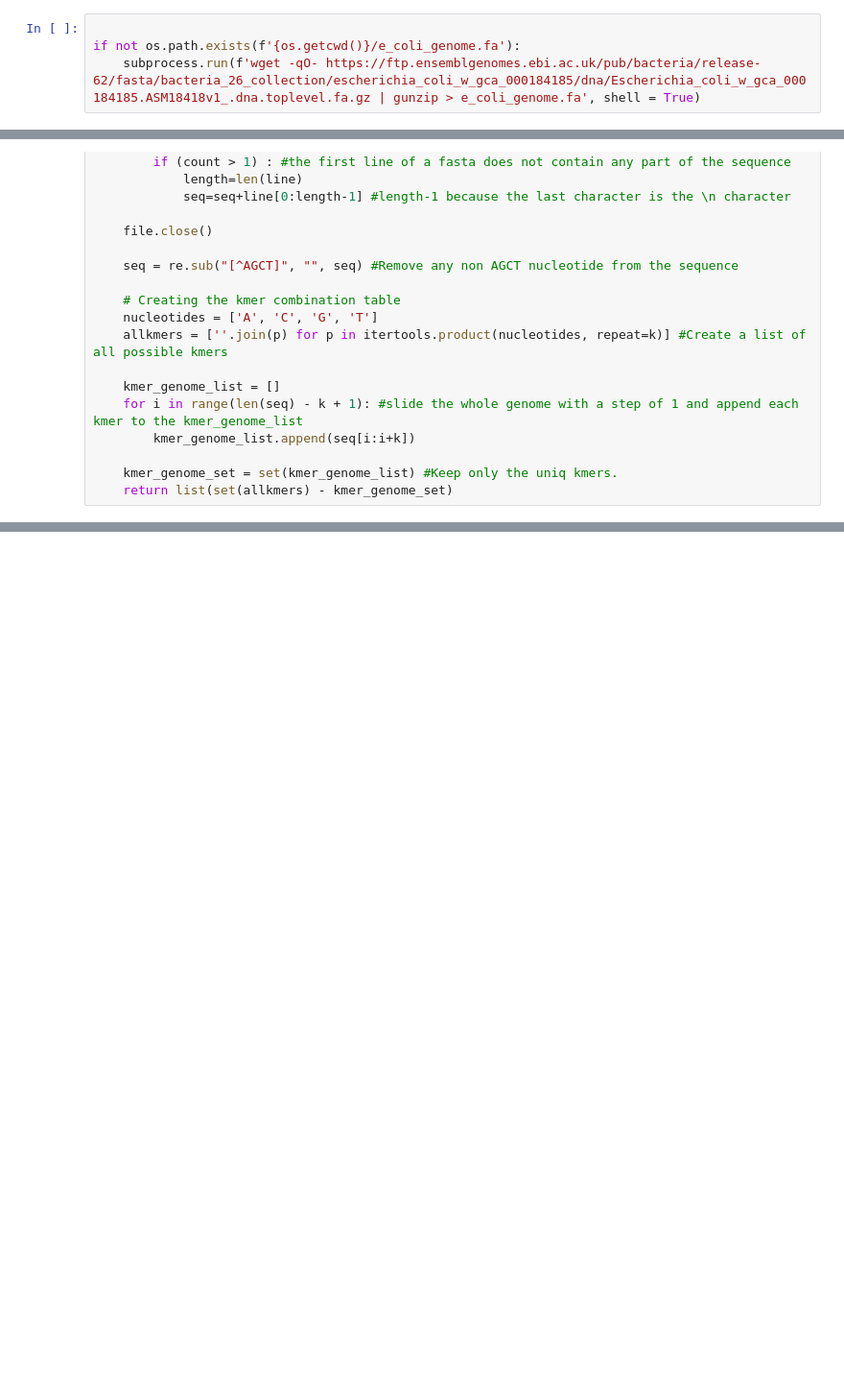
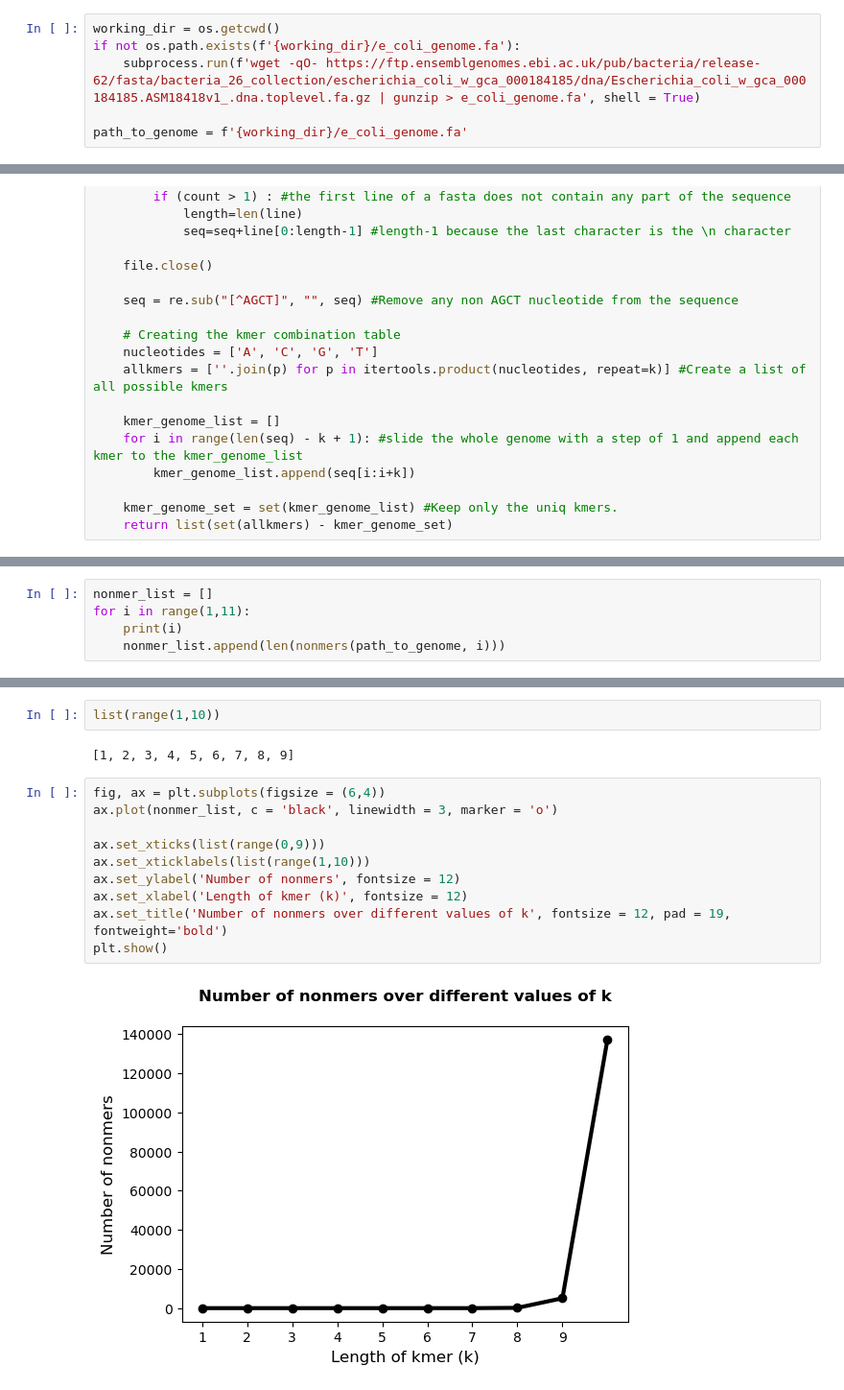
Before and after one commit to KonstantinosTsomakian/MSc_Course_Projects, a Jupyter notebook: Assignment_1_exercise_2.ipynb, the cells around one changed output, grey strips where cells are left out. Shown at 96% size. Drawn from its saved outputs; the diff is of its cells as text; blank space fills up the shorter version.

Commit message:
Added a figures dir and wrote a new ms file

```diff
--- a/Assignment_1_exercise_2.ipynb
+++ b/Assignment_1_exercise_2.ipynb
@@ -8,7 +9,9 @@ import subprocess
 # %%
+working_dir = os.getcwd()
+if not os.path.exists(f'{working_dir}/e_coli_genome.fa'):
+	subprocess.run(f'wget -qO- https://ftp.ensemblgenomes.ebi.ac.uk/pub/bacteria/release-62/fasta/bacteria_26_collection/escherichia_coli_w_gca_000184185/dna/Escherichia_coli_w_gca_000184185.ASM18418v1_.dna.toplevel.fa.gz | gunzip > e_coli_genome.fa', shell = True)
 
-if not os.path.exists(f'{os.getcwd()}/e_coli_genome.fa'):
-	subprocess.run(f'wget -qO- https://ftp.ensemblgenomes.ebi.ac.uk/pub/bacteria/release-62/fasta/bacteria_26_collection/escherichia_coli_w_gca_000184185/dna/Escherichia_coli_w_gca_000184185.ASM18418v1_.dna.toplevel.fa.gz | gunzip > e_coli_genome.fa', shell = True)
+path_to_genome = f'{working_dir}/e_coli_genome.fa'
 # %% [markdown]
 Define a function that takes as input a fasta file and a k value and treturns a list of nonmers
 # %%
@@ -68,0 +62,5 @@ for nonmer in e_coli_nonmers:
+# %%
+nonmer_list = []
+for i in range(1,11):
+    print(i)
+    nonmer_list.append(len(nonmers(path_to_genome, i)))
@@ -68,0 +78,16 @@ for nonmer in e_coli_nonmers:
+# %%
+list(range(1,10))
+# %% [output]
+[1, 2, 3, 4, 5, 6, 7, 8, 9]
+# %%
+fig, ax = plt.subplots(figsize = (6,4))
+ax.plot(nonmer_list, c = 'black', linewidth = 3, marker = 'o')
+
+ax.set_xticks(list(range(0,9)))
+ax.set_xticklabels(list(range(1,10)))
+ax.set_ylabel('Number of nonmers', fontsize = 12)
+ax.set_xlabel('Length of kmer (k)', fontsize = 12)
+ax.set_title('Number of nonmers over different values of k', fontsize = 12, pad = 19, fontweight='bold')
+plt.show()
+# %% [output]
+[figure, added]
```
Also changed, not shown: parts of 11 cells of this notebook, 4 other files.
